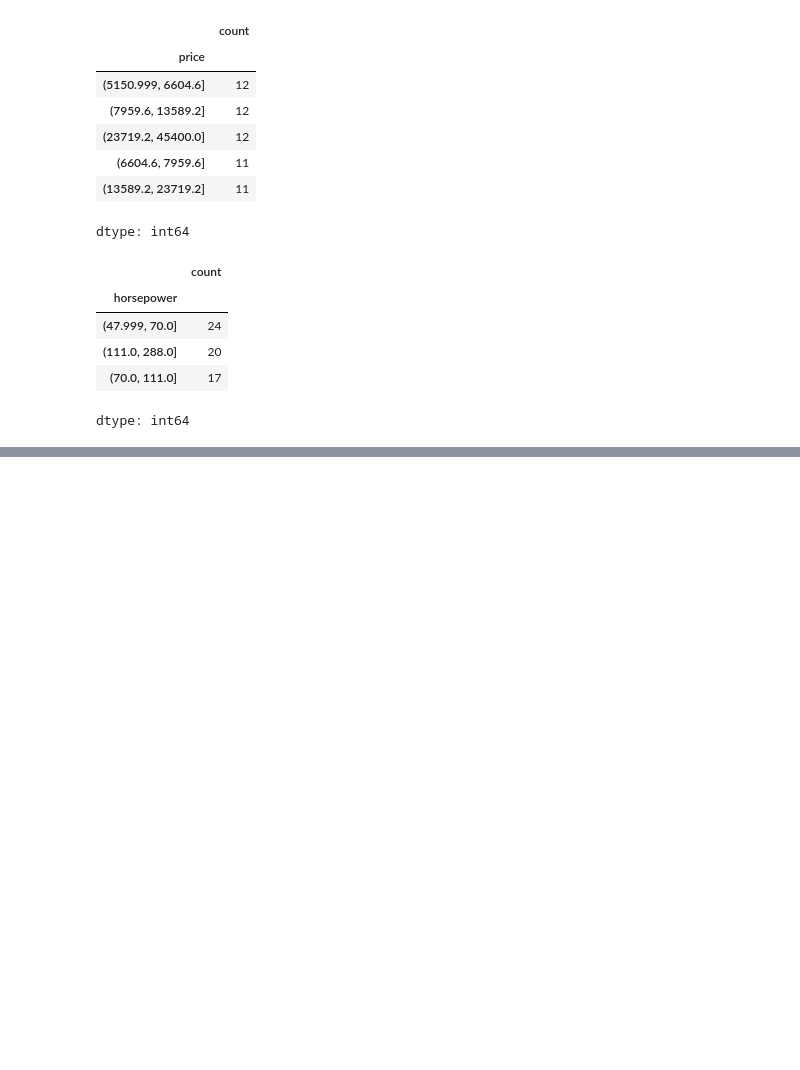
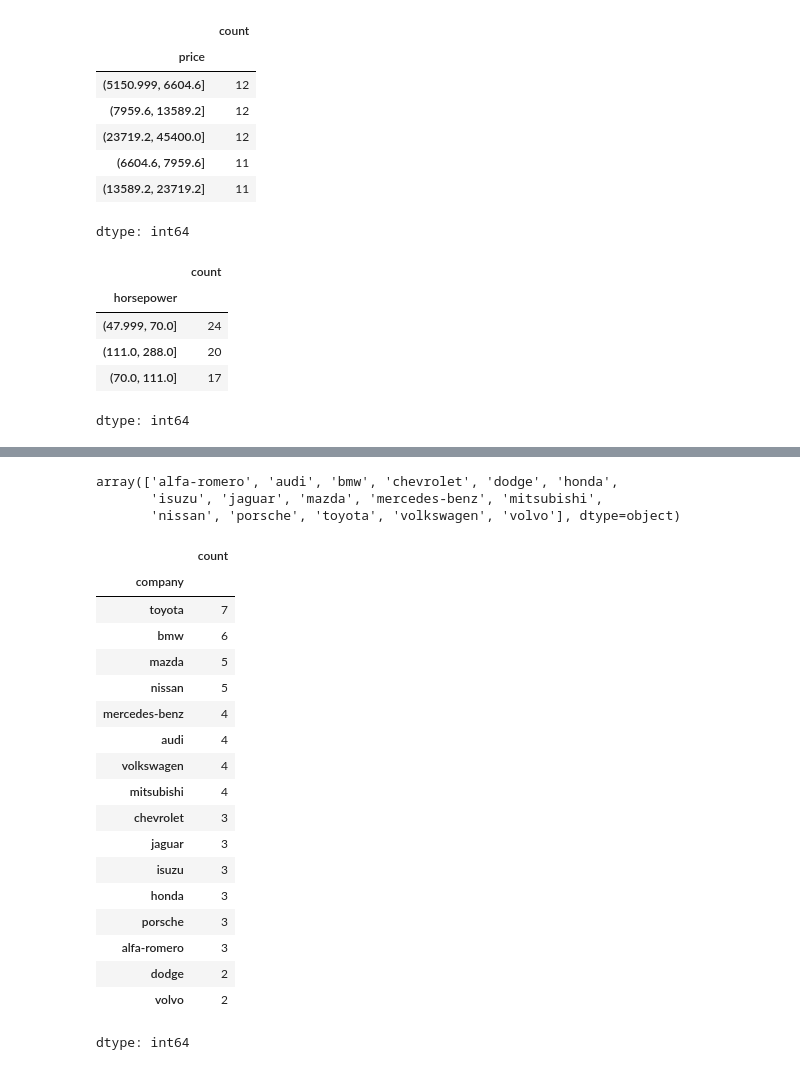
Before and after one commit to Sanjar-prog/Telegram-JavaScript-Bot, a Jupyter notebook: cut()_va_qcut()_yordamida_guruhlash.ipynb, the cells around one changed output, grey strips where cells are left out. Saved outputs shown, nothing was run; the diff lists cells and outputs as text; code cells hidden in the pictures; blank space fills up the shorter version.

```diff
--- a/cut()_va_qcut()_yordamida_guruhlash.ipynb
+++ b/cut()_va_qcut()_yordamida_guruhlash.ipynb
@@ -194,0 +216,28 @@ dtype: int64
+# %%
+df.company.unique()
+# %% [output]
+array(['alfa-romero', 'audi', 'bmw', 'chevrolet', 'dodge', 'honda',
+       'isuzu', 'jaguar', 'mazda', 'mercedes-benz', 'mitsubishi',
+       'nissan', 'porsche', 'toyota', 'volkswagen', 'volvo'], dtype=object)
+# %%
+df.company.value_counts()
+# %% [output]
+|  | count |
+| company |  |
+| toyota | 7 |
+| bmw | 6 |
+| mazda | 5 |
+| nissan | 5 |
+| mercedes-benz | 4 |
+| audi | 4 |
+| volkswagen | 4 |
+| mitsubishi | 4 |
+| chevrolet | 3 |
+| jaguar | 3 |
+| isuzu | 3 |
+| honda | 3 |
+| porsche | 3 |
+| alfa-romero | 3 |
+| dodge | 2 |
+| volvo | 2 |
+dtype: int64
```
Also changed, not shown: parts of 5 cells of this notebook.
